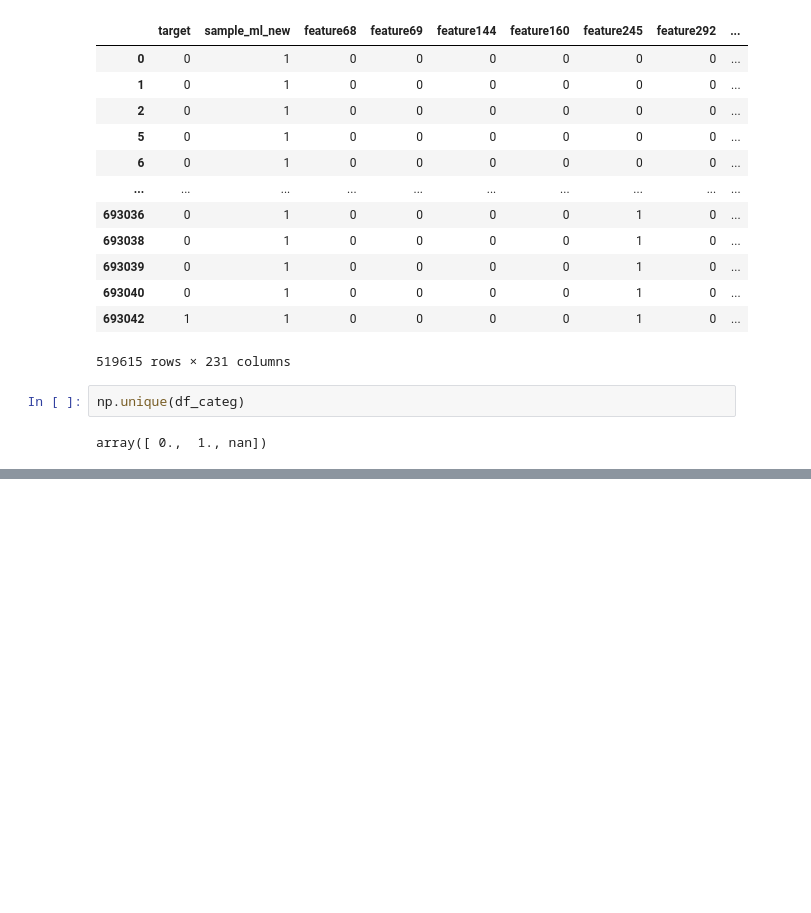
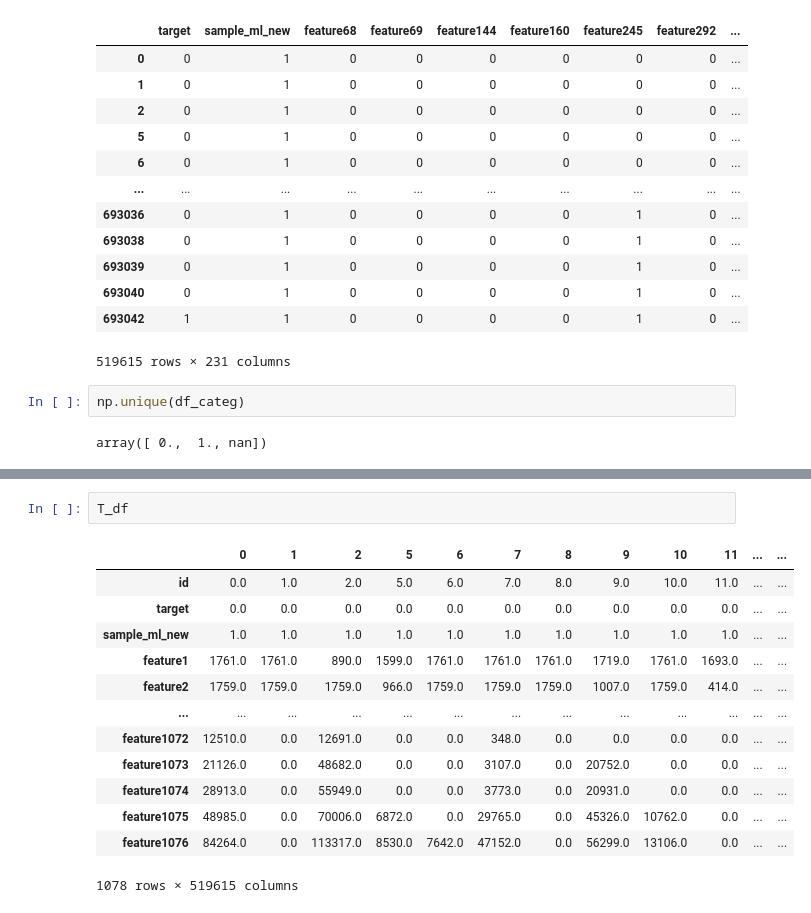
Before and after one commit to REU-DS-CLUB/purple_hack, a Jupyter notebook: EDA_Maria.ipynb, the cells around one changed output, grey strips where cells are left out. Saved outputs shown, nothing was run; the diff lists cells and outputs as text; blank space fills up the shorter version.

```diff
--- a/EDA_Maria.ipynb
+++ b/EDA_Maria.ipynb
@@ -112,0 +109,16 @@ MemoryError: Unable to allocate 4.17 GiB for an array with shape (1078, 519615)
+# %%
+T_df
+# %% [output]
+|  | 0 | 1 | 2 | 5 | 6 | 7 | 8 | 9 | 10 | 11 | ... | ... |
+| id | 0.0 | 1.0 | 2.0 | 5.0 | 6.0 | 7.0 | 8.0 | 9.0 | 10.0 | 11.0 | ... | ... |
+| target | 0.0 | 0.0 | 0.0 | 0.0 | 0.0 | 0.0 | 0.0 | 0.0 | 0.0 | 0.0 | ... | ... |
+| sample_ml_new | 1.0 | 1.0 | 1.0 | 1.0 | 1.0 | 1.0 | 1.0 | 1.0 | 1.0 | 1.0 | ... | ... |
+| feature1 | 1761.0 | 1761.0 | 890.0 | 1599.0 | 1761.0 | 1761.0 | 1761.0 | 1719.0 | 1761.0 | 1693.0 | ... | ... |
+| feature2 | 1759.0 | 1759.0 | 1759.0 | 966.0 | 1759.0 | 1759.0 | 1759.0 | 1007.0 | 1759.0 | 414.0 | ... | ... |
+| ... | ... | ... | ... | ... | ... | ... | ... | ... | ... | ... | ... | ... |
+| feature1072 | 12510.0 | 0.0 | 12691.0 | 0.0 | 0.0 | 348.0 | 0.0 | 0.0 | 0.0 | 0.0 | ... | ... |
+| feature1073 | 21126.0 | 0.0 | 48682.0 | 0.0 | 0.0 | 3107.0 | 0.0 | 20752.0 | 0.0 | 0.0 | ... | ... |
+| feature1074 | 28913.0 | 0.0 | 55949.0 | 0.0 | 0.0 | 3773.0 | 0.0 | 20931.0 | 0.0 | 0.0 | ... | ... |
+| feature1075 | 48985.0 | 0.0 | 70006.0 | 6872.0 | 0.0 | 29765.0 | 0.0 | 45326.0 | 10762.0 | 0.0 | ... | ... |
+| feature1076 | 84264.0 | 0.0 | 113317.0 | 8530.0 | 7642.0 | 47152.0 | 0.0 | 56299.0 | 13106.0 | 0.0 | ... | ... |
+1078 rows × 519615 columns
```
Also changed, not shown: parts of 13 cells of this notebook.
